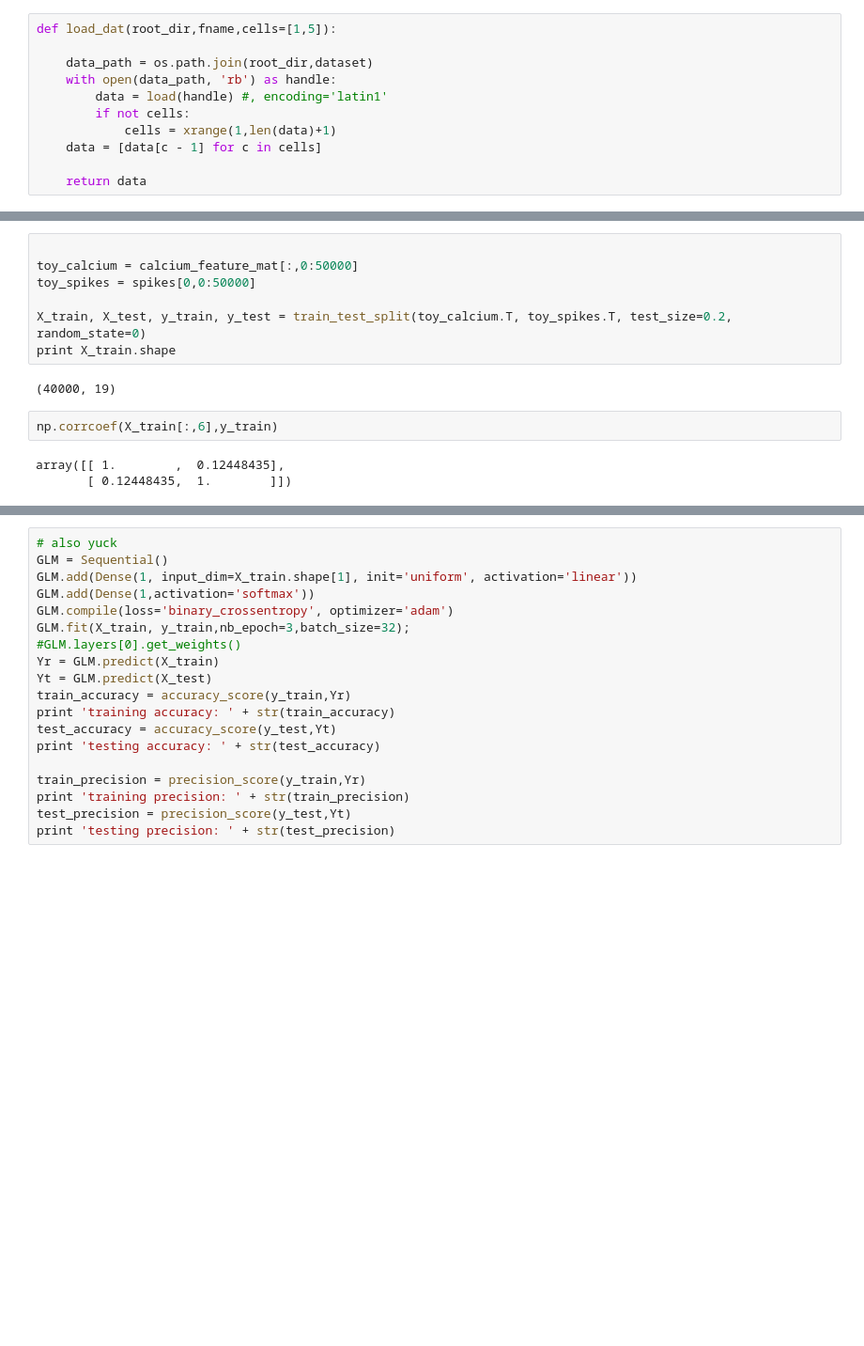
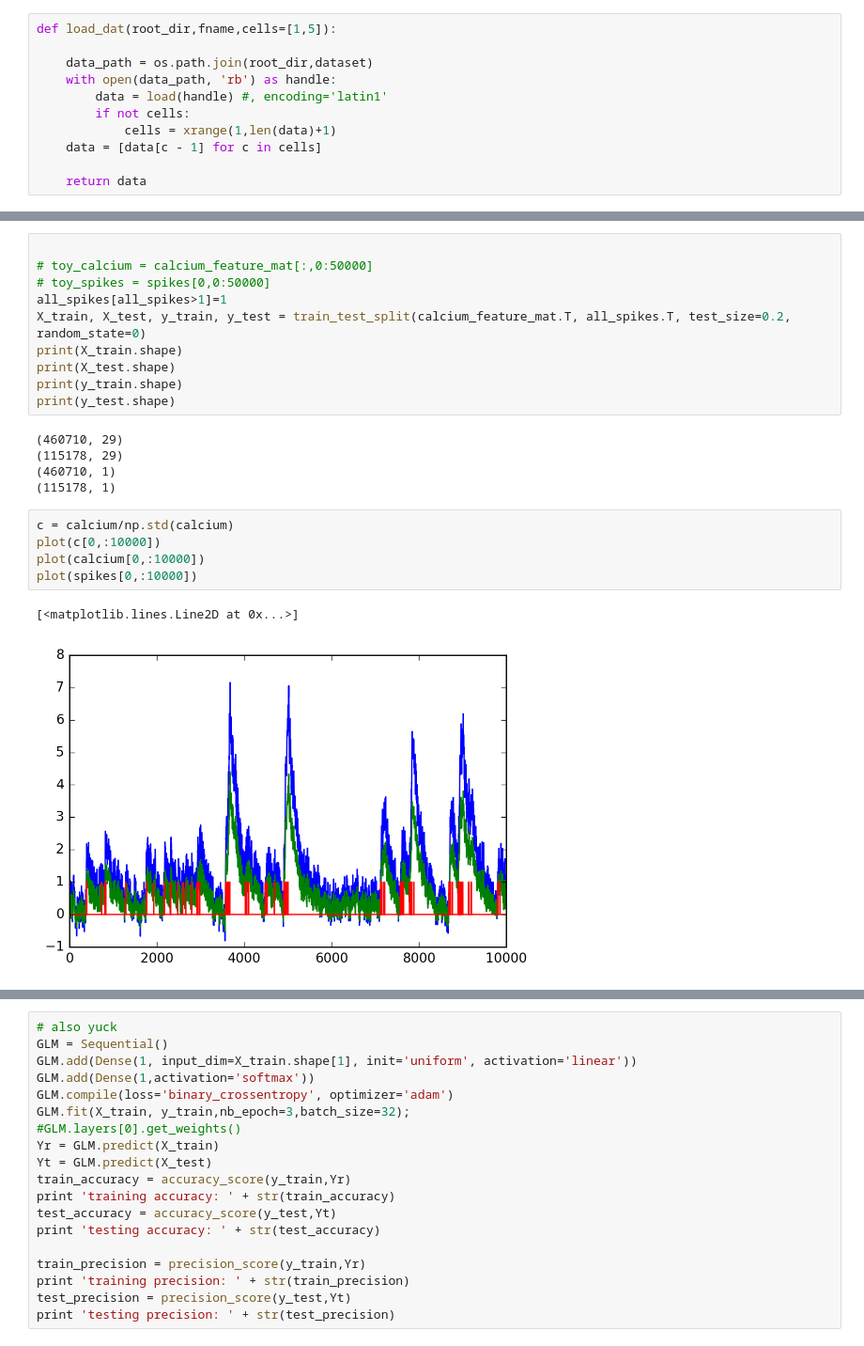
Before and after one commit to torbenator/calcium_spikes, a Jupyter notebook: calcium_imaging.ipynb, the cells around one changed output, grey strips where cells are left out. Shown at 94% size. Saved outputs shown, nothing was run; the diff lists cells and outputs as text; blank space fills up the shorter version.

```diff
--- a/calcium_imaging.ipynb
+++ b/calcium_imaging.ipynb
@@ -116,14 +195,23 @@ plt.plot(calcium_feature_mat[:,:1000].T);
 # %%
 
-toy_calcium = calcium_feature_mat[:,0:50000]
-toy_spikes = spikes[0,0:50000]
-
-X_train, X_test, y_train, y_test = train_test_split(toy_calcium.T, toy_spikes.T, test_size=0.2, random_state=0)
-print X_train.shape
+# toy_calcium = calcium_feature_mat[:,0:50000]
+# toy_spikes = spikes[0,0:50000]
+all_spikes[all_spikes>1]=1
+X_train, X_test, y_train, y_test = train_test_split(calcium_feature_mat.T, all_spikes.T, test_size=0.2, random_state=0)
+print(X_train.shape)
+print(X_test.shape)
+print(y_train.shape)
+print(y_test.shape)
 # %% [output]
-(40000, 19)
+(460710, 29)
+(115178, 29)
+(460710, 1)
+(115178, 1)
-# %%
-np.corrcoef(X_train[:,6],y_train)
-# %% [output]
-array([[ 1.        ,  0.12448435],
-       [ 0.12448435,  1.        ]])
+# %%
+c = calcium/np.std(calcium)
+plot(c[0,:10000])
+plot(calcium[0,:10000])
+plot(spikes[0,:10000])
+# %% [output]
+[<matplotlib.lines.Line2D at 0x...>]
+[figure, added]
```
Also changed, not shown: parts of 13 cells of this notebook.
